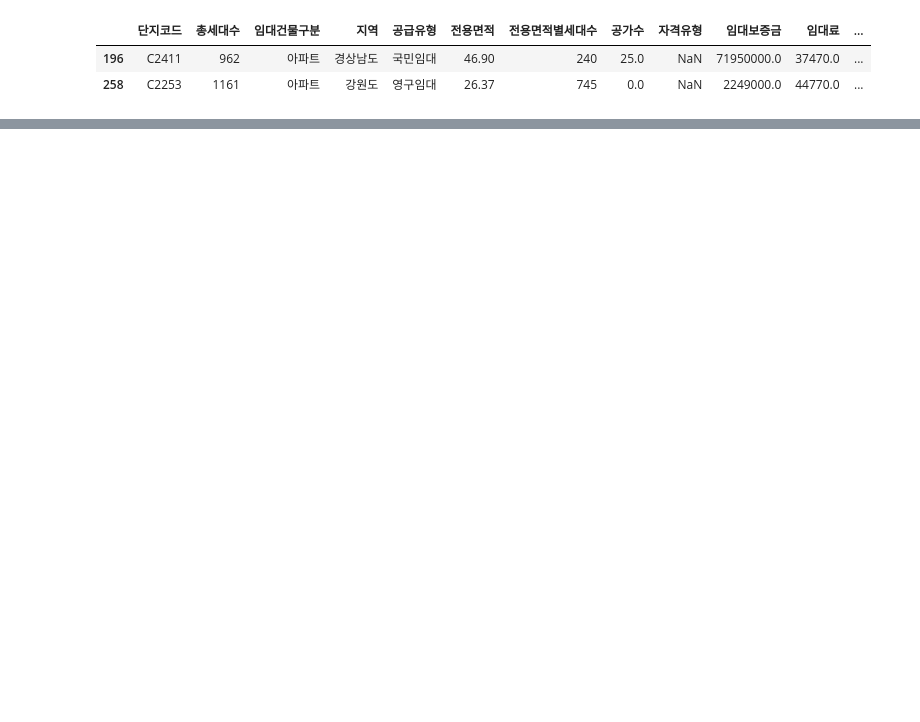
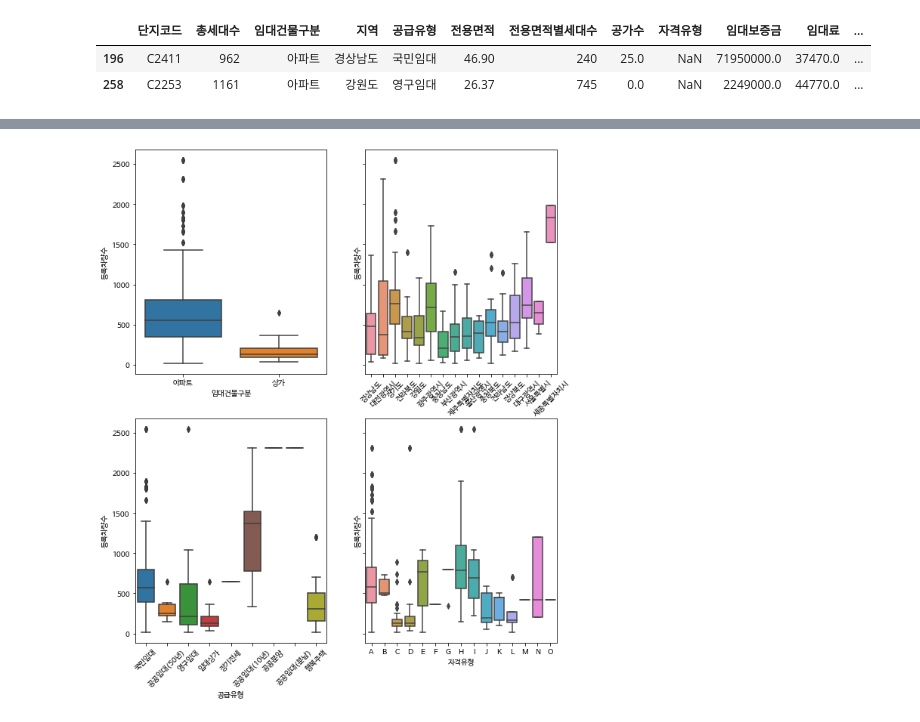
Before and after one commit to 1KimJiHyeon/parking_demand_forecast, a Jupyter notebook: 주차수요예측_김지현.ipynb, the cells around one changed output, grey strips where cells are left out. Saved outputs shown, nothing was run; the diff lists cells and outputs as text; code cells hidden in the pictures; blank space fills up the shorter version.

```diff
--- a/주차수요예측_김지현.ipynb
+++ b/주차수요예측_김지현.ipynb
@@ -259,23 +459,0 @@ test - train :  {'영구임대_D'}
-# %%
-train = train[train['공급_자격'] != '공공분양_D']
-train = train[train['공급_자격'] != '공공임대(5년)_A']
-train = train[train['공급_자격'] != '국민임대_B']
-train = train[train['공급_자격'] != '영구임대_A']
-train = train[train['공급_자격'] != '영구임대_E']
-train = train[train['공급_자격'] != '영구임대_F']
-train = train[train['공급_자격'] != '장기전세_A']
-train = train[train['공급_자격'] != '행복주택_O']
-
-test = test[test['공급_자격'] != '영구임대_D']
-# %%
-train['실거주율'] = (train['총세대수'] - train['공가수'])/train['총세대수']
-test['실거주율'] = (test['총세대수'] - test['공가수'])/test['총세대수']
-
-transport = ['도보 10분거리 내 지하철역 수(환승노선 수 반영)', '도보 10분거리 내 버스정류장 수']
-train['대중교통현황'] = train[transport].sum(axis=1)
-test['대중교통현황'] = test[transport].sum(axis=1)
-
-train['단지내주차면수대비총세대수비율'] = train['총세대수'] / train['단지내주차면수']
-test['단지내주차면수대비총세대수비율'] = test['총세대수'] / test['단지내주차면수']
-
-train['단지내주차면수대비등록차량비율'] = train['등록차량수'] / train['단지내주차면수']
@@ -301,4 +459,0 @@ age_gender['미성년자'] = age_gender[minors].sum(axis=1)
-# %%
-train = pd.merge(train, age_gender, on = '지역', how = 'left')
-test = pd.merge(test, age_gender, on = '지역', how = 'left')
-train
@@ -510,0 +504,13 @@ fig.show()
+# %%
+# 변수들의 등록차량수 변수에 대한 boxplot
+fig, axes = plt.subplots(2,2, figsize=(10,12), sharey=True)
+
+sns.boxplot(ax=axes[0,0], x='임대건물구분', y='등록차량수', data=train);
+sns.boxplot(ax=axes[0,1], x='지역', y='등록차량수', data=train);
+sns.boxplot(ax=axes[1,0], x='공급유형', y='등록차량수', data=train);
+sns.boxplot(ax=axes[1,1], x='자격유형', y='등록차량수', data=train);
+
+axes[0,1].tick_params(axis='x', labelrotation=45);
+axes[1,0].tick_params(axis='x', labelrotation=45);
+# %% [output]
+[figure, added]
```
Also changed, not shown: parts of 112 cells of this notebook.
